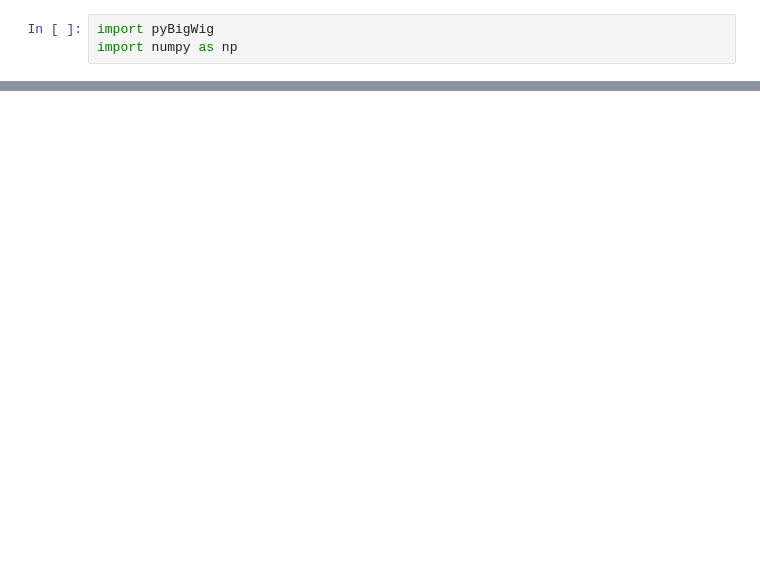
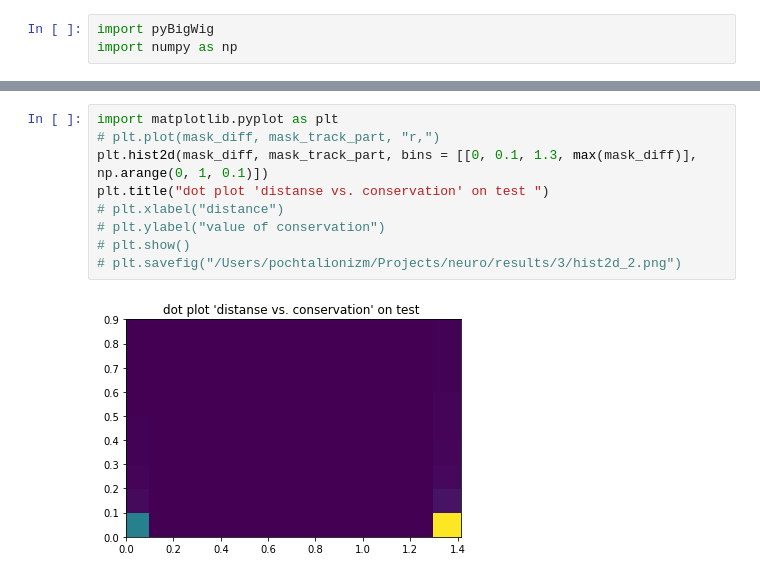
Before and after one commit to litvinanna/deep-image-prior, a Jupyter notebook: reading_results.ipynb, the cells around one changed output, grey strips where cells are left out. Drawn from its saved outputs; the diff is of its cells as text; blank space fills up the shorter version.

```diff
--- a/reading_results.ipynb
+++ b/reading_results.ipynb
@@ -62,0 +96,11 @@ plt.show()
+# %%
+import matplotlib.pyplot as plt
+# plt.plot(mask_diff, mask_track_part, "r,")
+plt.hist2d(mask_diff, mask_track_part, bins = [[0, 0.1, 1.3, max(mask_diff)], np.arange(0, 1, 0.1)])
+plt.title("dot plot 'distanse vs. conservation' on test ")
+# plt.xlabel("distance")
+# plt.ylabel("value of conservation")
+# plt.show()
+# plt.savefig("/Users/pochtalionizm/Projects/neuro/results/3/hist2d_2.png")
+# %% [output]
+[figure, added]
```
Also changed, not shown: parts of 18 cells of this notebook.
